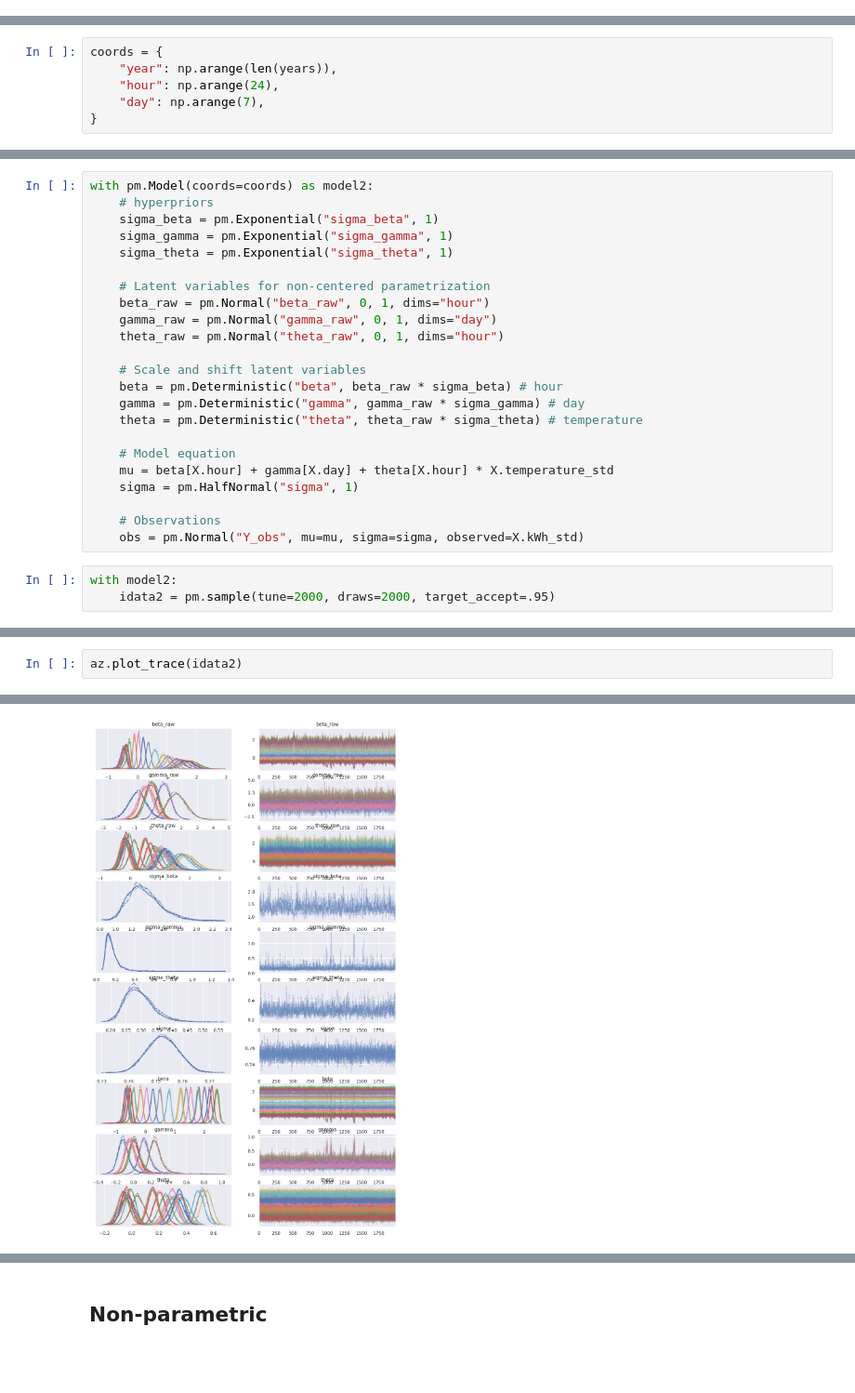
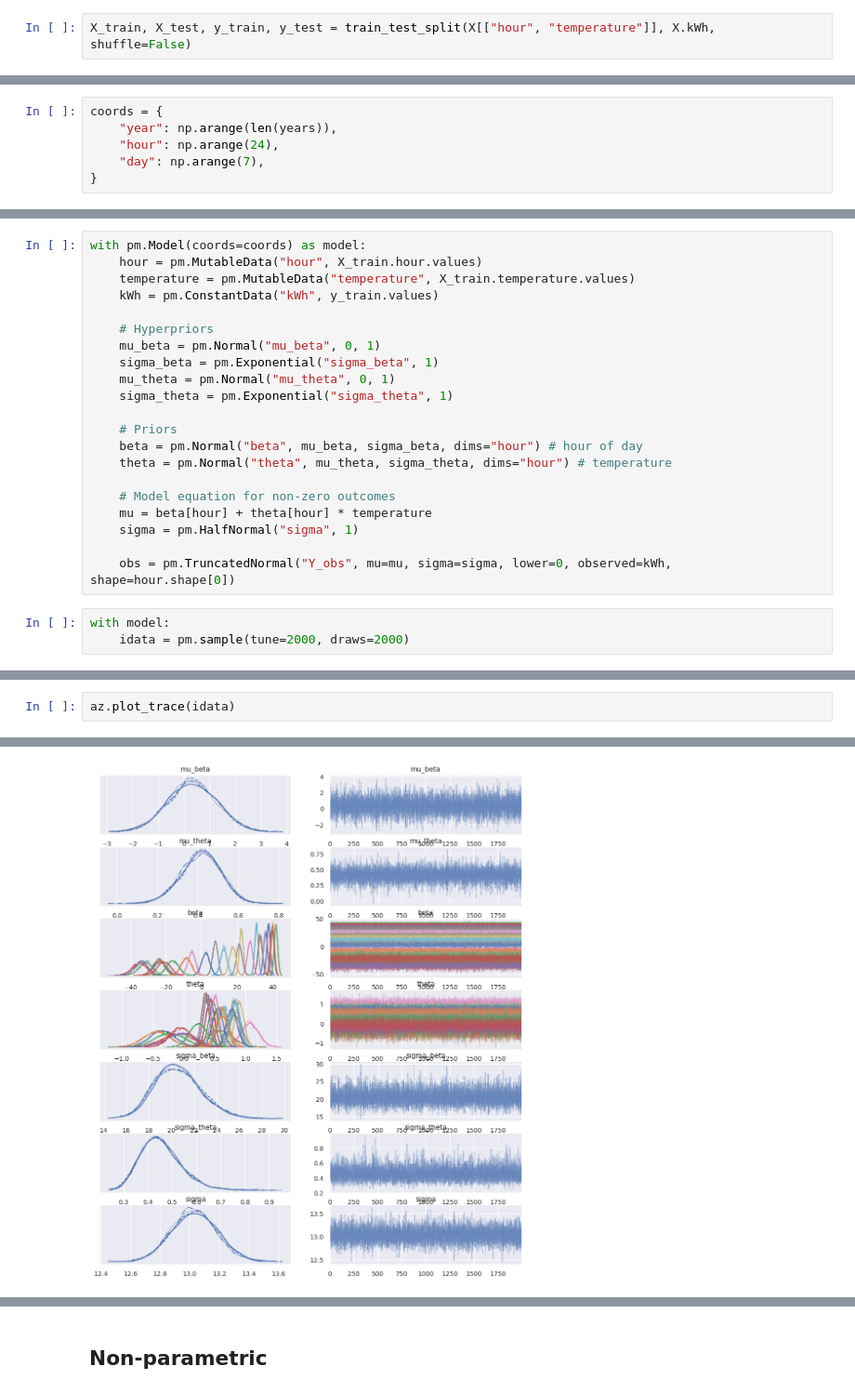
Before and after one commit to camirmas/ev_analysis, a Jupyter notebook: ev_analysis/load_prediction.ipynb, the cells around one changed output, grey strips where cells are left out. Shown at 93% size. Drawn from its saved outputs; the diff is of its cells as text; blank space fills up the shorter version.

Commit message:
Simplify model; use train/test split

```diff
--- a/ev_analysis/load_prediction.ipynb
+++ b/ev_analysis/load_prediction.ipynb
@@ -213,3 +202,5 @@ X
 | 2022-12-31 22:00:00 | 5.833388 | 22 | 5 | 2022 | 4 | 4.5 | 71.26 | -0.503984 | ... |
 | 2022-12-31 23:00:00 | 4.584690 | 23 | 5 | 2022 | 4 | 3.0 | 69.26 | -0.589792 | ... |
 8563 rows × 9 columns
+# %%
+X_train, X_test, y_train, y_test = train_test_split(X[["hour", "temperature"]], X.kWh, shuffle=False)
@@ -328,29 +279,27 @@ $$ Y \sim \mathcal{N}(\mu, \sigma) $$
 # %%
-with pm.Model(coords=coords) as model2:
-    # hyperpriors
+with pm.Model(coords=coords) as model:
+    hour = pm.MutableData("hour", X_train.hour.values)
+    temperature = pm.MutableData("temperature", X_train.temperature.values)
+    kWh = pm.ConstantData("kWh", y_train.values)
+
+    # Hyperpriors
+    mu_beta = pm.Normal("mu_beta", 0, 1)
     sigma_beta = pm.Exponential("sigma_beta", 1)
-    sigma_gamma = pm.Exponential("sigma_gamma", 1)
+    mu_theta = pm.Normal("mu_theta", 0, 1)
     sigma_theta = pm.Exponential("sigma_theta", 1)
 
-    # Latent variables for non-centered parametrization
-    beta_raw = pm.Normal("beta_raw", 0, 1, dims="hour")
-    gamma_raw = pm.Normal("gamma_raw", 0, 1, dims="day")
-    theta_raw = pm.Normal("theta_raw", 0, 1, dims="hour")
+    # Priors
+    beta = pm.Normal("beta", mu_beta, sigma_beta, dims="hour") # hour of day
+    theta = pm.Normal("theta", mu_theta, sigma_theta, dims="hour") # temperature
 
-    # Scale and shift latent variables
-    beta = pm.Deterministic("beta", beta_raw * sigma_beta) # hour
-    gamma = pm.Deterministic("gamma", gamma_raw * sigma_gamma) # day
-    theta = pm.Deterministic("theta", theta_raw * sigma_theta) # temperature
-
-    # Model equation
-    mu = beta[X.hour] + gamma[X.day] + theta[X.hour] * X.temperature_std
+    # Model equation for non-zero outcomes
+    mu = beta[hour] + theta[hour] * temperature
     sigma = pm.HalfNormal("sigma", 1)
 
-    # Observations
-    obs = pm.Normal("Y_obs", mu=mu, sigma=sigma, observed=X.kWh_std)
+    obs = pm.TruncatedNormal("Y_obs", mu=mu, sigma=sigma, lower=0, observed=kWh, shape=hour.shape[0])
 # %%
-with model2:
-    idata2 = pm.sample(tune=2000, draws=2000, target_accept=.95)
+with model:
+    idata = pm.sample(tune=2000, draws=2000)
 # %% [output]
 Auto-assigning NUTS sampler...
 Initializing NUTS using jitter+adapt_diag...
@@ -361,3 +310,3 @@ Sampling 4 chains for 2_000 tune and 2_000 draw iterations (8_000 + 8_000 draws
 # %%
-az.plot_trace(idata2)
+az.plot_trace(idata)
 # %% [output]
@@ -384,2 +327,2 @@ array([[<Axes: title={'center': 'beta_raw'}>,
-[figure, old version]
+[figure, new version]
 # %%
```
Also changed, not shown: parts of 35 cells of this notebook.
